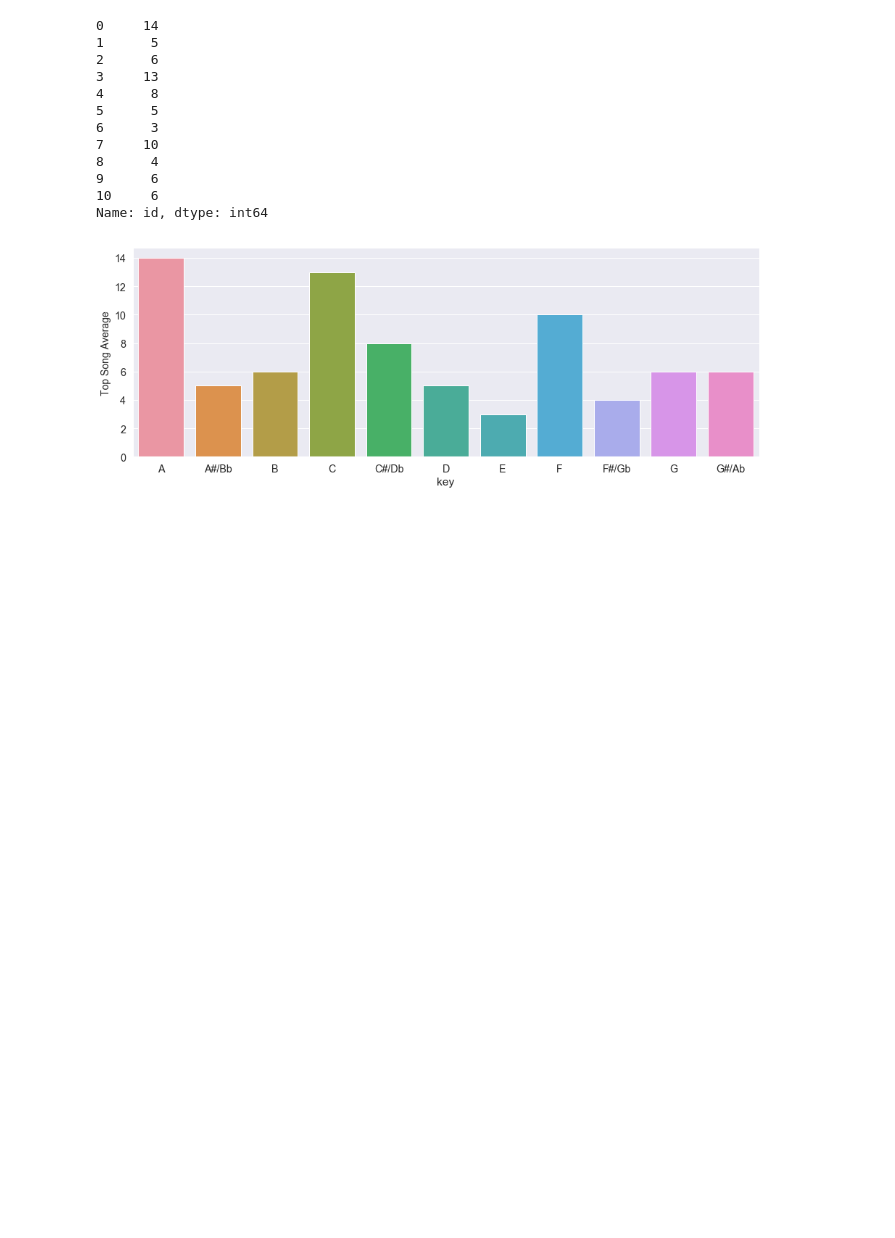
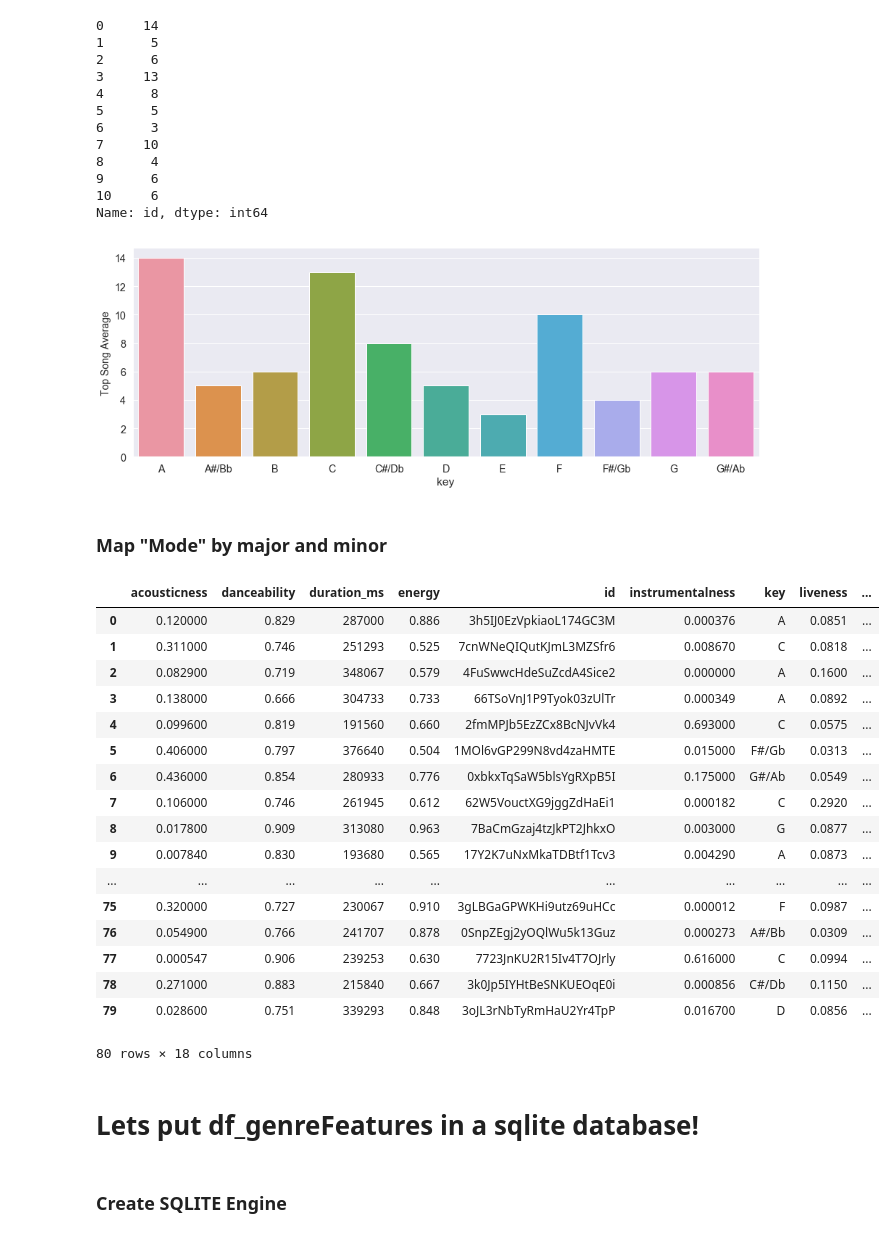
Before and after one commit to mtoriello0725/The-Artilizer, a Jupyter notebook: Notebooks/Genre_Exploration.ipynb, the cells around one changed output. Drawn from its saved outputs; the diff is of its cells as text; code cells hidden in the pictures; blank space fills up the shorter version.

```diff
--- a/Notebooks/Genre_Exploration.ipynb
+++ b/Notebooks/Genre_Exploration.ipynb
@@ -328,3 +345,35 @@ ax.set_ylabel('Top Song Average', fontsize=14)
 plt.show()
 # %% [output]
 [figure]
+# %% [markdown]
+### Map "Mode" by major and minor
+# %%
+modeMap = {
+    0:"minor",
+    1:"major",
+}
+df_genreFeatures["mode"] = df_genreFeatures["mode"].map(modeMap)
+df_genreFeatures
+# %% [output]
+|  | acousticness | danceability | duration_ms | energy | id | instrumentalness | key | liveness | ... |
+| 0 | 0.120000 | 0.829 | 287000 | 0.886 | 3h5IJ0EzVpkiaoL174GC3M | 0.000376 | A | 0.0851 | ... |
+| 1 | 0.311000 | 0.746 | 251293 | 0.525 | 7cnWNeQIQutKJmL3MZSfr6 | 0.008670 | C | 0.0818 | ... |
+| 2 | 0.082900 | 0.719 | 348067 | 0.579 | 4FuSwwcHdeSuZcdA4Sice2 | 0.000000 | A | 0.1600 | ... |
+| 3 | 0.138000 | 0.666 | 304733 | 0.733 | 66TSoVnJ1P9Tyok03zUlTr | 0.000349 | A | 0.0892 | ... |
+| 4 | 0.099600 | 0.819 | 191560 | 0.660 | 2fmMPJb5EzZCx8BcNJvVk4 | 0.693000 | C | 0.0575 | ... |
+| 5 | 0.406000 | 0.797 | 376640 | 0.504 | 1MOl6vGP299N8vd4zaHMTE | 0.015000 | F#/Gb | 0.0313 | ... |
+| 6 | 0.436000 | 0.854 | 280933 | 0.776 | 0xbkxTqSaW5blsYgRXpB5I | 0.175000 | G#/Ab | 0.0549 | ... |
+| 7 | 0.106000 | 0.746 | 261945 | 0.612 | 62W5VouctXG9jggZdHaEi1 | 0.000182 | C | 0.2920 | ... |
+| 8 | 0.017800 | 0.909 | 313080 | 0.963 | 7BaCmGzaj4tzJkPT2JhkxO | 0.003000 | G | 0.0877 | ... |
+| 9 | 0.007840 | 0.830 | 193680 | 0.565 | 17Y2K7uNxMkaTDBtf1Tcv3 | 0.004290 | A | 0.0873 | ... |
+| ... | ... | ... | ... | ... | ... | ... | ... | ... | ... |
+| 75 | 0.320000 | 0.727 | 230067 | 0.910 | 3gLBGaGPWKHi9utz69uHCc | 0.000012 | F | 0.0987 | ... |
+| 76 | 0.054900 | 0.766 | 241707 | 0.878 | 0SnpZEgj2yOQlWu5k13Guz | 0.000273 | A#/Bb | 0.0309 | ... |
+| 77 | 0.000547 | 0.906 | 239253 | 0.630 | 7723JnKU2R15Iv4T7OJrly | 0.616000 | C | 0.0994 | ... |
+| 78 | 0.271000 | 0.883 | 215840 | 0.667 | 3k0Jp5IYHtBeSNKUEOqE0i | 0.000856 | C#/Db | 0.1150 | ... |
+| 79 | 0.028600 | 0.751 | 339293 | 0.848 | 3oJL3rNbTyRmHaU2Yr4TpP | 0.016700 | D | 0.0856 | ... |
+80 rows × 18 columns
+# %% [markdown]
+# Lets put df_genreFeatures in a sqlite database!
+# %% [markdown]
+### Create SQLITE Engine
```
Also changed, not shown: parts of 30 cells of this notebook.
